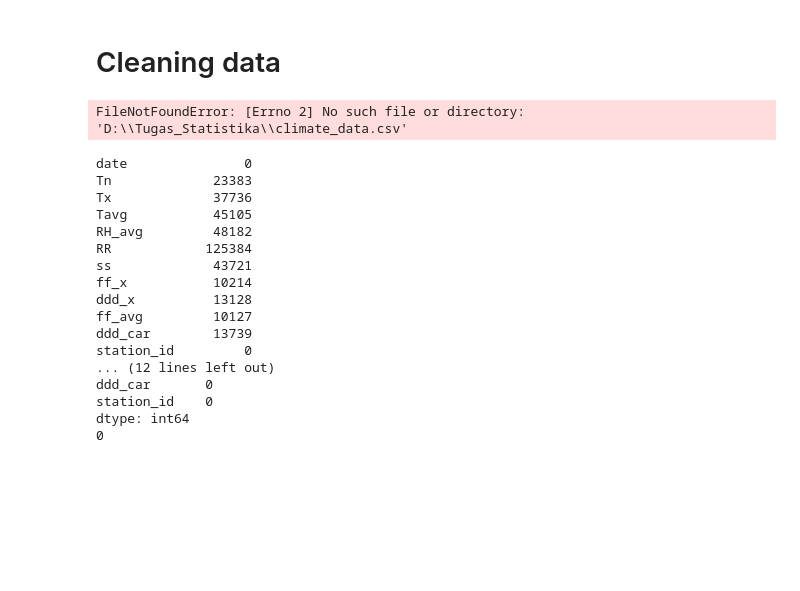
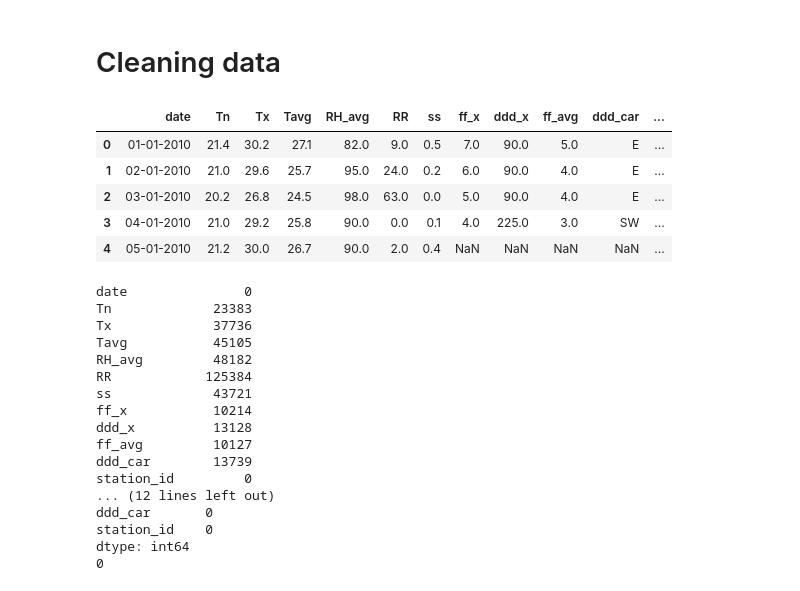
Before and after one commit to tonimurfid/Statistika_24, a Jupyter notebook: code.ipynb, the cells around one changed output. Drawn from its saved outputs; the diff is of its cells as text; code cells hidden in the pictures; blank space fills up the shorter version.

```diff
--- a/code.ipynb
+++ b/code.ipynb
@@ -6,10 +6,15 @@ import seaborn as sns
 # %% [markdown]
 # Cleaning data
 # %%
-df = pd.read_csv('D:\Tugas_Statistika\climate_data.csv')
+df = pd.read_csv('https://raw.githubusercontent.com/tonimurfid/Statistika_24/main/climate_data.csv')
 df.head(5)
 # %% [output]
-FileNotFoundError: [Errno 2] No such file or directory: 'D:\\Tugas_Statistika\\climate_data.csv'
+|  | date | Tn | Tx | Tavg | RH_avg | RR | ss | ff_x | ddd_x | ff_avg | ddd_car | ... |
+| 0 | 01-01-2010 | 21.4 | 30.2 | 27.1 | 82.0 | 9.0 | 0.5 | 7.0 | 90.0 | 5.0 | E | ... |
+| 1 | 02-01-2010 | 21.0 | 29.6 | 25.7 | 95.0 | 24.0 | 0.2 | 6.0 | 90.0 | 4.0 | E | ... |
+| 2 | 03-01-2010 | 20.2 | 26.8 | 24.5 | 98.0 | 63.0 | 0.0 | 5.0 | 90.0 | 4.0 | E | ... |
+| 3 | 04-01-2010 | 21.0 | 29.2 | 25.8 | 90.0 | 0.0 | 0.1 | 4.0 | 225.0 | 3.0 | SW | ... |
+| 4 | 05-01-2010 | 21.2 | 30.0 | 26.7 | 90.0 | 2.0 | 0.4 | NaN | NaN | NaN | NaN | ... |
 # %%
 print(df.isna().sum())
 print(df.duplicated().sum())
```
Also changed, not shown: parts of 5 cells of this notebook, 1 other file.
